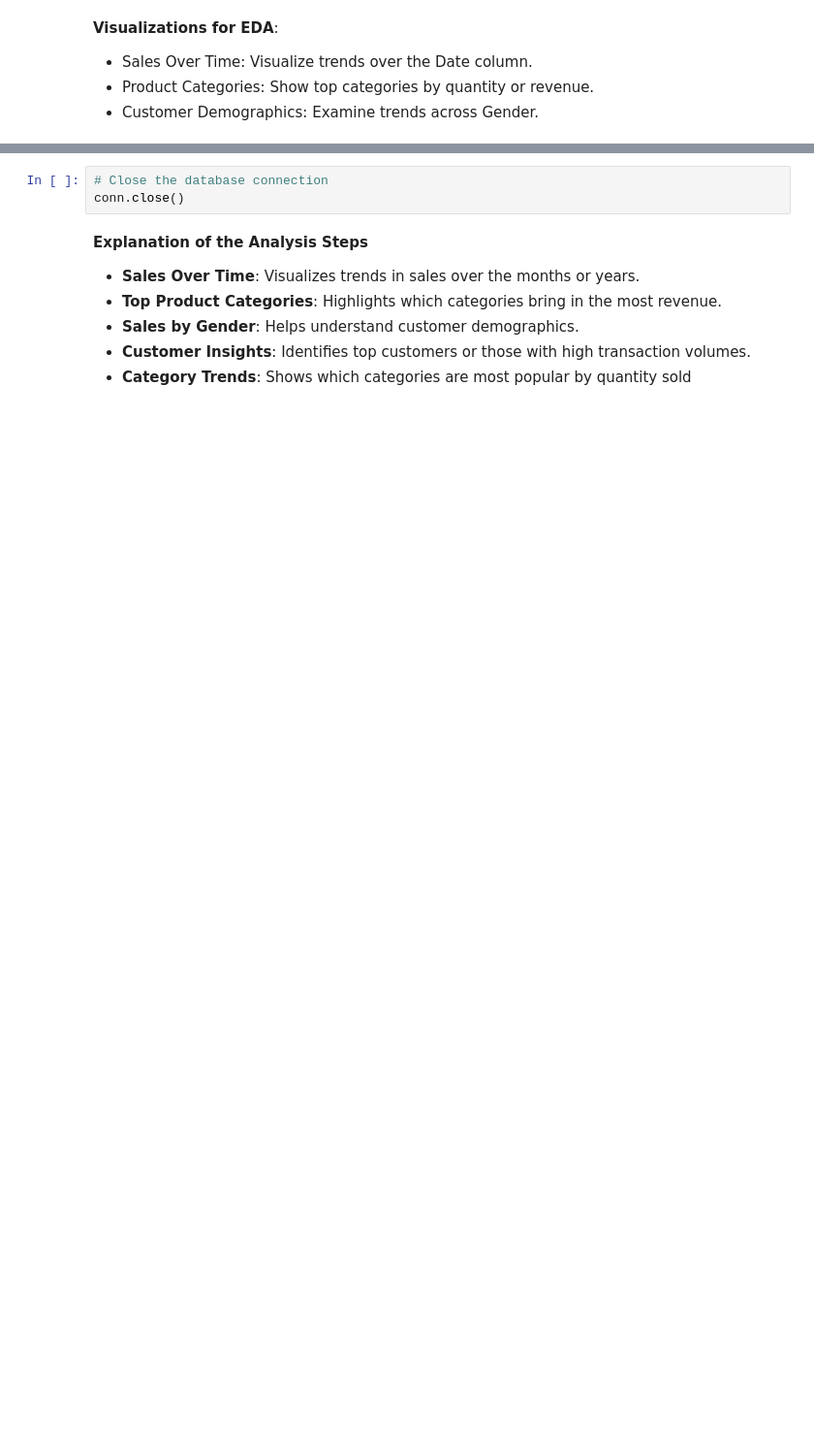
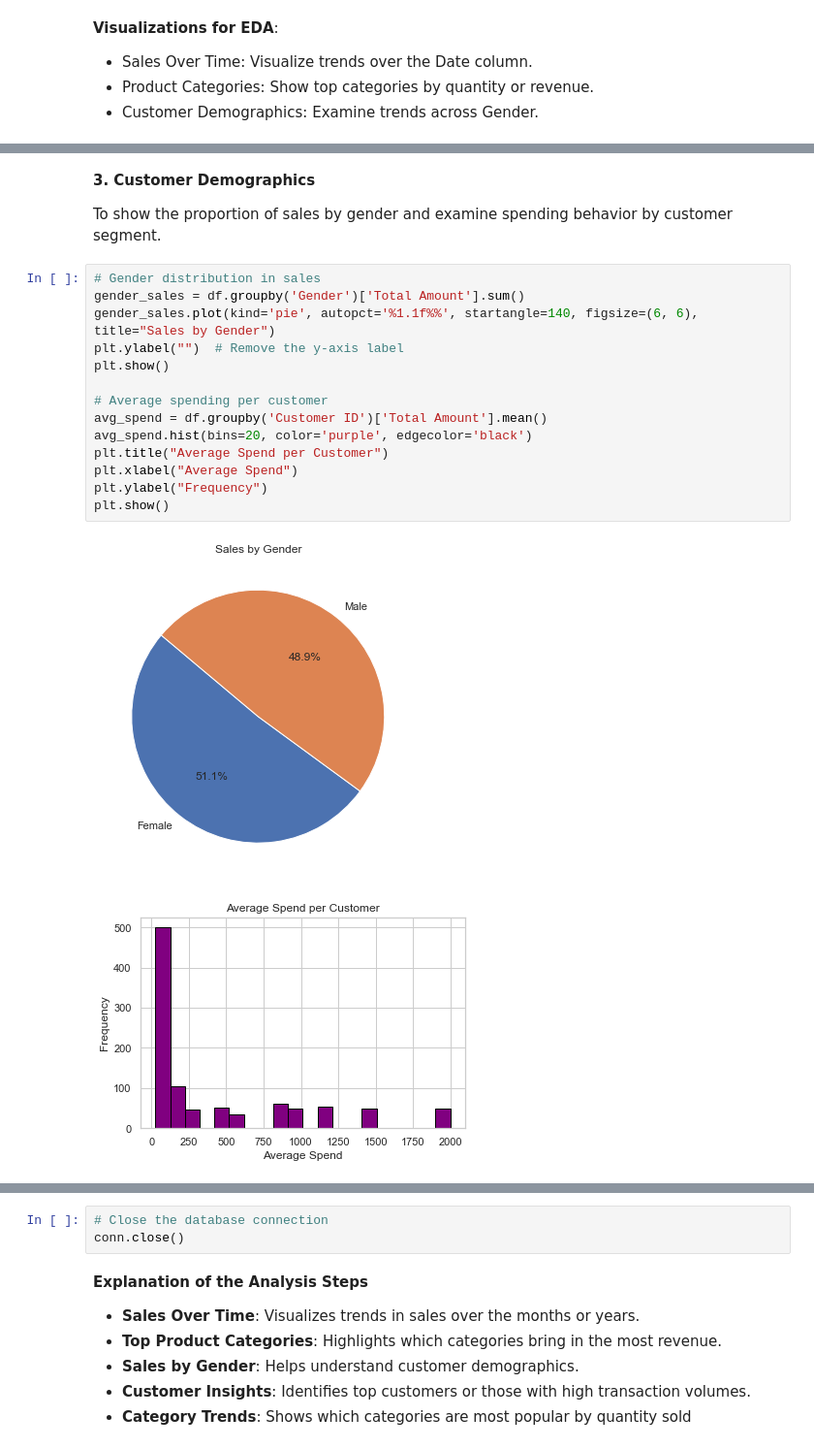
Before and after one commit to mandele1999/retail_sales_analytics, a Jupyter notebook: 03_data_analysis.ipynb, the cells around one changed output, grey strips where cells are left out. Shown: that part at 97% size. Saved outputs shown, nothing was run; the diff lists cells and outputs as text; blank space fills up the shorter version.

```diff
--- a/03_data_analysis.ipynb
+++ b/03_data_analysis.ipynb
@@ -135,0 +119,21 @@ Name: Total Amount, dtype: int64
+# %% [markdown]
+**3. Customer Demographics**
+
+To show the proportion of sales by gender and examine spending behavior by customer segment.
+# %%
+# Gender distribution in sales
+gender_sales = df.groupby('Gender')['Total Amount'].sum()
+gender_sales.plot(kind='pie', autopct='%1.1f%%', startangle=140, figsize=(6, 6), title="Sales by Gender")
+plt.ylabel("")  # Remove the y-axis label
+plt.show()
+
+# Average spending per customer
+avg_spend = df.groupby('Customer ID')['Total Amount'].mean()
+avg_spend.hist(bins=20, color='purple', edgecolor='black')
+plt.title("Average Spend per Customer")
+plt.xlabel("Average Spend")
+plt.ylabel("Frequency")
+plt.show()
+# %% [output]
+[figure, added]
+[figure, added]
```
Also changed, not shown: parts of 14 cells of this notebook.
